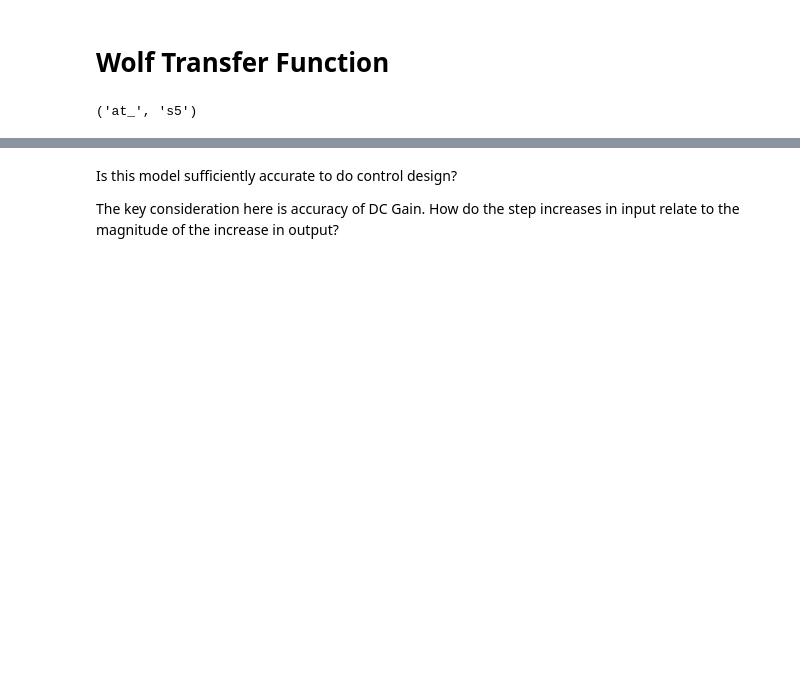
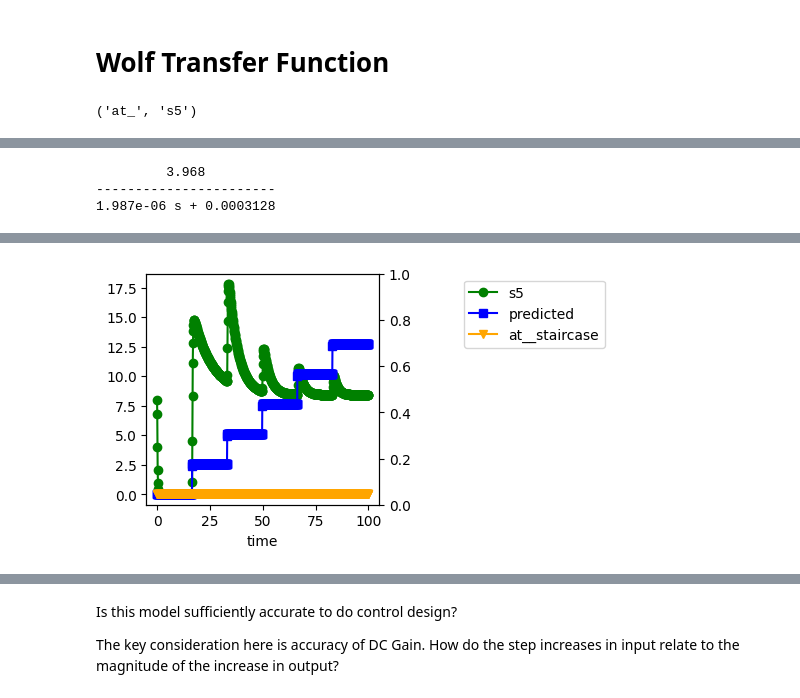
Before and after one commit to joseph-hellerstein/advanced-controls-lectures, a Jupyter notebook: classes/winter_2023/lectures/lecture_11_12-system-identification/system_identification.ipynb, the cells around one changed output, grey strips where cells are left out. Saved outputs shown, nothing was run; the diff lists cells and outputs as text; code cells hidden in the pictures; blank space fills up the shorter version.

```diff
--- a/classes/winter_2023/lectures/lecture_11_12-system-identification/system_identification.ipynb
+++ b/classes/winter_2023/lectures/lecture_11_12-system-identification/system_identification.ipynb
@@ -262,5 +262,5 @@ WOLF_BUILDER.plotStaircaseResponse(response_ts, figsize=(3,3), legend_crd=(0.5,
 # %%
-fitter_result = WOLF_BUILDER.fitTransferFunction(num_numerator=4, num_denominator=4, final_value=10,
-                                                   initial_value=2, end_time=100)
+fitter_result = WOLF_BUILDER.fitTransferFunction(num_numerator=1, num_denominator=2, staircase=WOLF_STAIRCASE, end_time=100)
 print(fitter_result.transfer_function)
 ctl.plotOneTS(fitter_result.time_series, figsize=(3,3), legend_crd=(2, 1))
+# %% [output]
@@ -266,0 +268,3 @@ ctl.plotOneTS(fitter_result.time_series, figsize=(3,3), legend_crd=(2, 1))
+         3.968
+-----------------------
+1.987e-06 s + 0.0003128
@@ -266,0 +272 @@ ctl.plotOneTS(fitter_result.time_series, figsize=(3,3), legend_crd=(2, 1))
+[figure, added]
```
Also changed, not shown: parts of 27 cells of this notebook.
